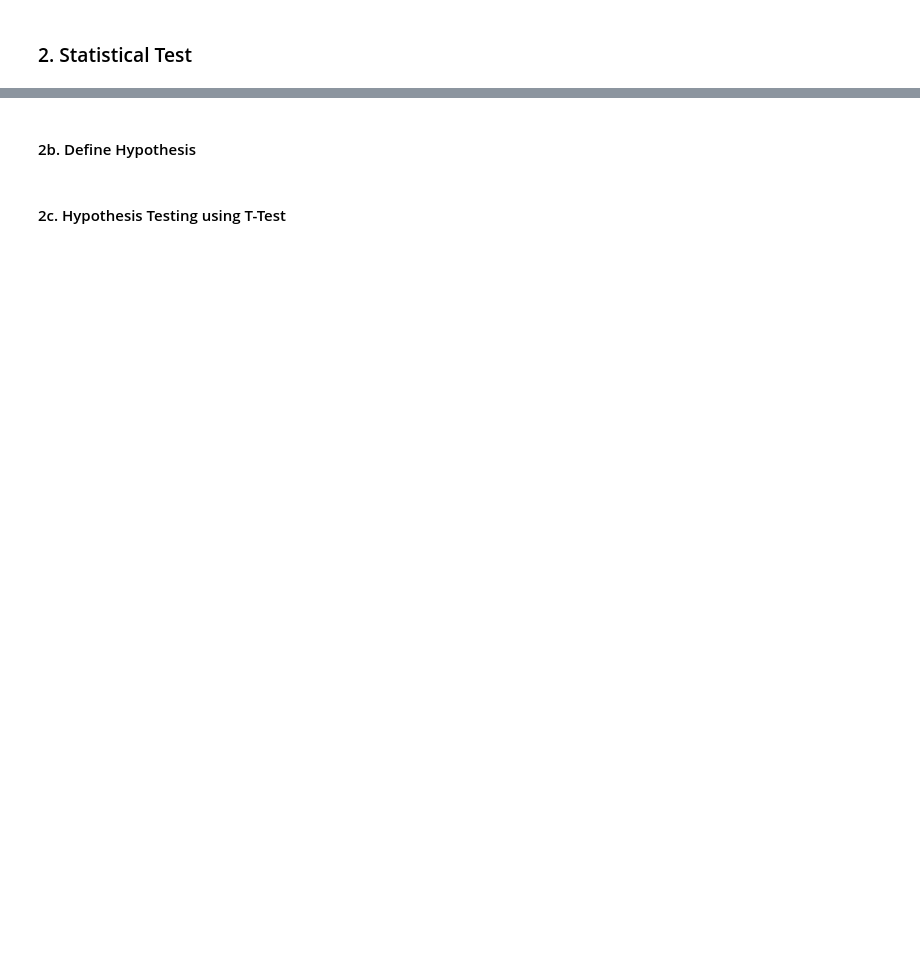
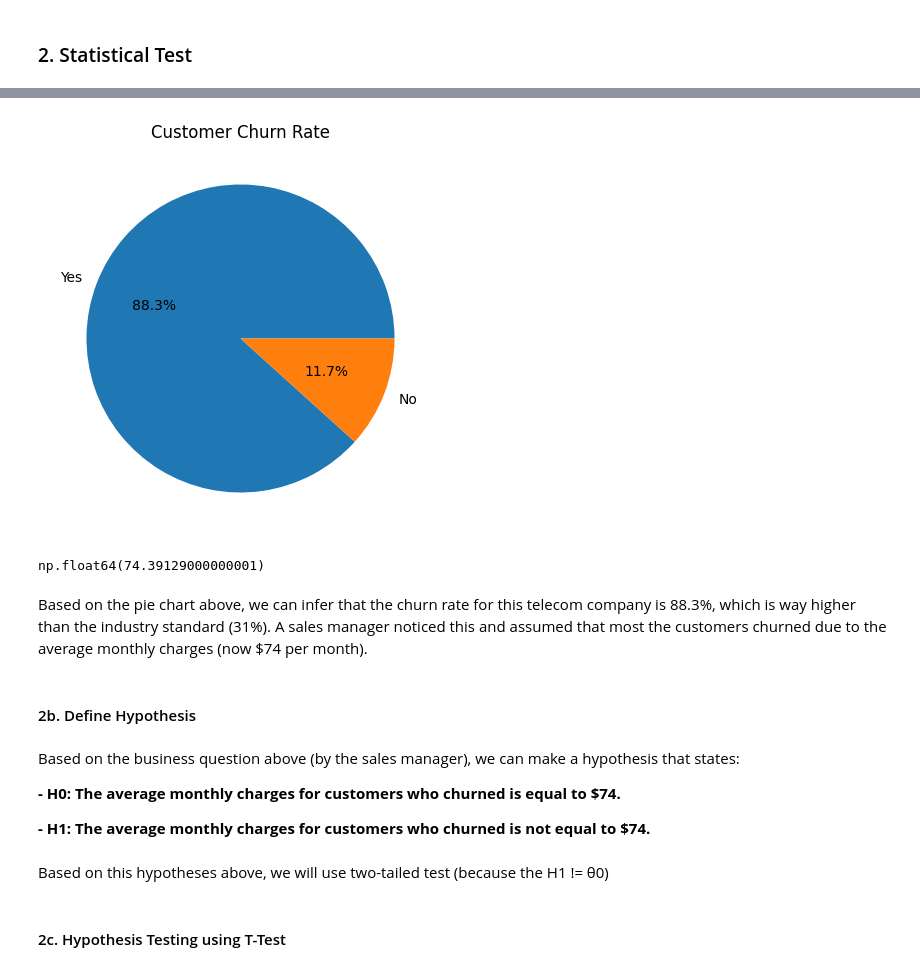
Before and after one commit to rzkybagaskara/telecom-customer-analysis, a Jupyter notebook: Customer_Churn_Analysis.ipynb, the cells around one changed output, grey strips where cells are left out. Drawn from its saved outputs; the diff is of its cells as text; code cells hidden in the pictures; blank space fills up the shorter version.

```diff
--- a/Customer_Churn_Analysis.ipynb
+++ b/Customer_Churn_Analysis.ipynb
@@ -200,4 +218,32 @@ So, does that mean that the TotalCharges affect the Tenure of the customers? Let
+# %%
+plt.figure(figsize=(10,5))
+
+churn_counts = df['Churn'].value_counts()
+
+labels = ['Yes', 'No']
+sizes = [churn_counts[1], churn_counts[0]]
+
+plt.pie(sizes,labels=labels, autopct='%1.1f%%')
+plt.title('Customer Churn Rate')
+plt.show()
+# %% [output]
+[figure, added]
+# %%
+#average monthly charges
+df['MonthlyCharges'].mean() #around $75 per month
+# %% [output]
+np.float64(74.39129000000001)
+# %% [markdown]
+Based on the pie chart above, we can infer that the churn rate for this telecom company is 88.3%, which is way higher than the industry standard (31%). A sales manager noticed this and assumed that most the customers churned due to the average monthly charges (now $74 per month).
 # %% [markdown]
 #### 2b. Define Hypothesis
+# %% [markdown]
+Based on the business question above (by the sales manager), we can make a hypothesis that states:
+
+**- H0: The average monthly charges for customers who churned is equal to $74.**
+
+**- H1: The average monthly charges for customers who churned is not equal to $74.**
+# %% [markdown]
+Based on this hypotheses above, we will use two-tailed test (because the H1 != θ0)
 # %% [markdown]
 #### 2c. Hypothesis Testing using T-Test
```
Also changed, not shown: parts of 27 cells of this notebook.
